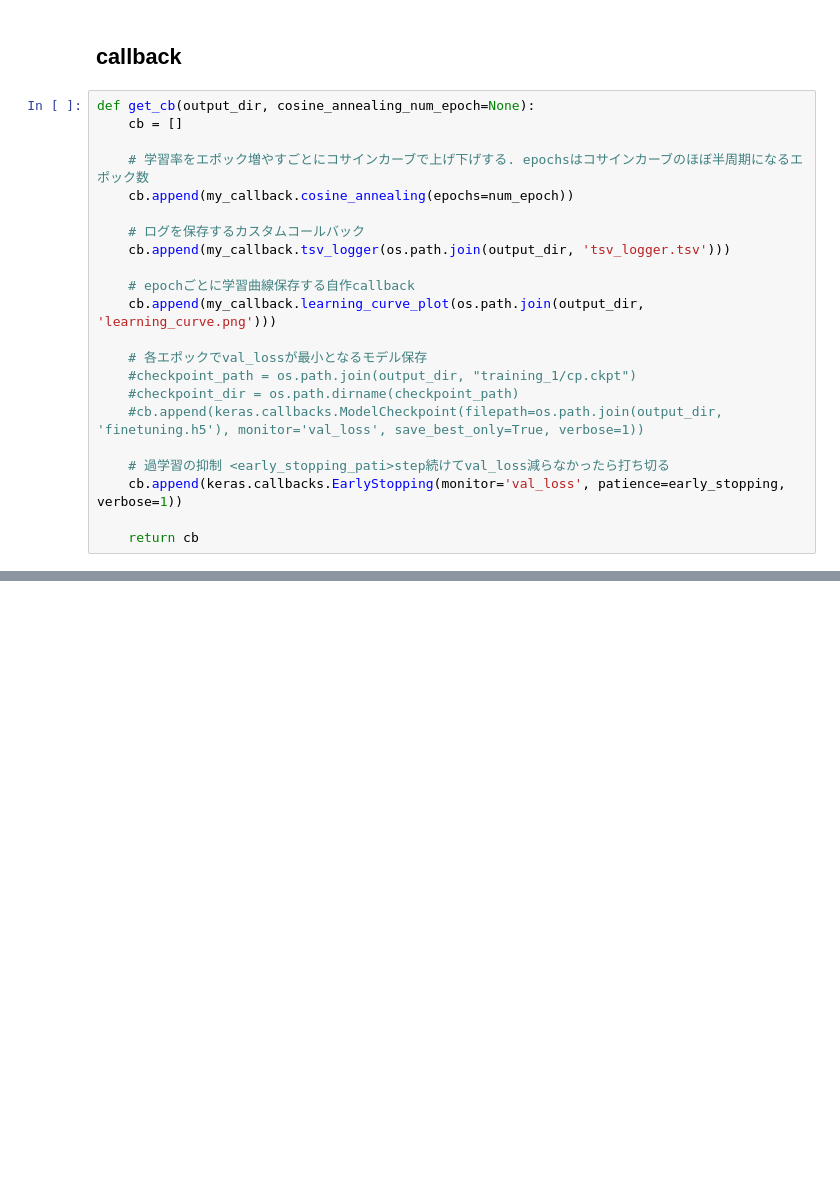
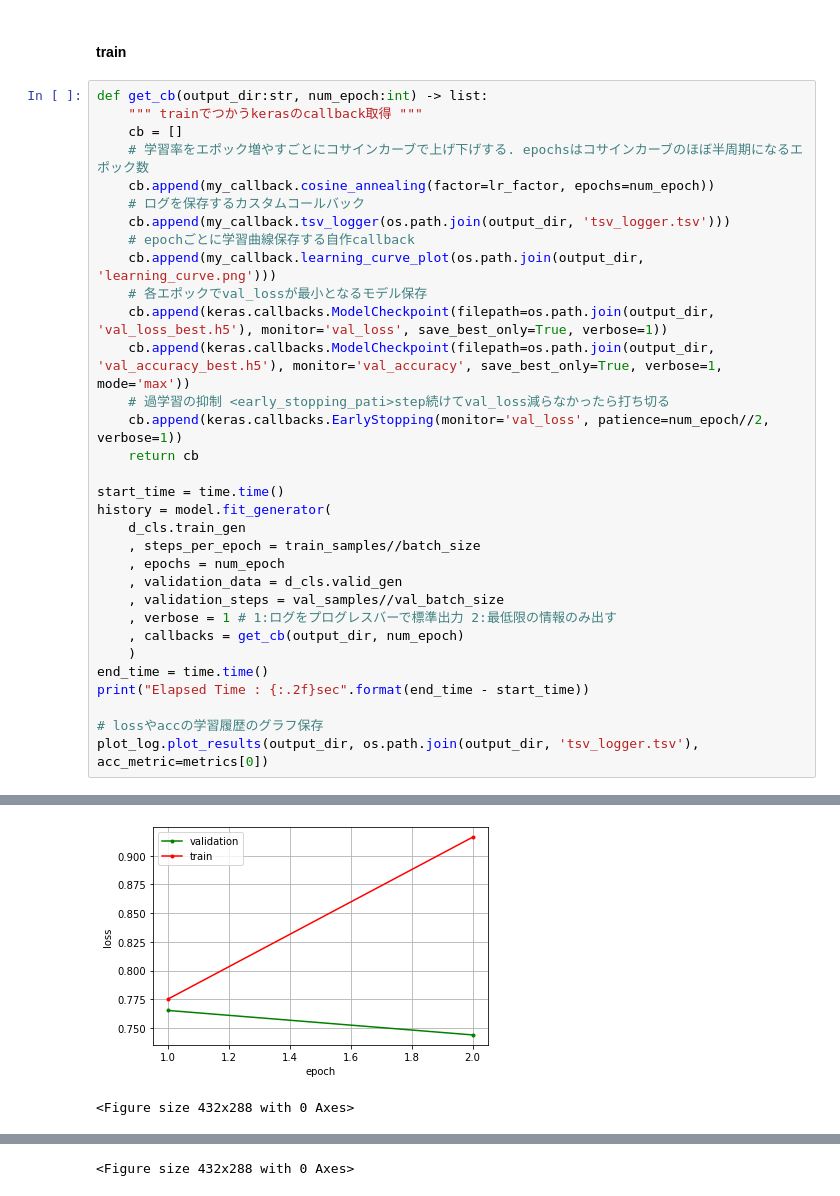
Before and after one commit to emmanuelol/02_keras_py, a Jupyter notebook: experiment/tf_Cats_VS._Dogs_test.ipynb, the cells around one changed output, grey strips where cells are left out. Saved outputs shown, nothing was run; the diff lists cells and outputs as text; blank space fills up the shorter version.

```diff
--- a/experiment/tf_Cats_VS._Dogs_test.ipynb
+++ b/experiment/tf_Cats_VS._Dogs_test.ipynb
@@ -360,24 +337,35 @@ ________________________________________________________________________________
 # %% [markdown]
-## callback
+#### train
 # %%
-def get_cb(output_dir, cosine_annealing_num_epoch=None):
+def get_cb(output_dir:str, num_epoch:int) -> list:
+    """ trainでつかうkerasのcallback取得 """
     cb = []
-
     # 学習率をエポック増やすごとにコサインカーブで上げ下げする. epochsはコサインカーブのほぼ半周期になるエポック数
-    cb.append(my_callback.cosine_annealing(epochs=num_epoch))
-
+    cb.append(my_callback.cosine_annealing(factor=lr_factor, epochs=num_epoch))
     # ログを保存するカスタムコールバック
     cb.append(my_callback.tsv_logger(os.path.join(output_dir, 'tsv_logger.tsv')))
-
     # epochごとに学習曲線保存する自作callback
     cb.append(my_callback.learning_curve_plot(os.path.join(output_dir, 'learning_curve.png')))
+    # 各エポックでval_lossが最小となるモデル保存
+    cb.append(keras.callbacks.ModelCheckpoint(filepath=os.path.join(output_dir, 'val_loss_best.h5'), monitor='val_loss', save_best_only=True, verbose=1))
+    cb.append(keras.callbacks.ModelCheckpoint(filepath=os.path.join(output_dir, 'val_accuracy_best.h5'), monitor='val_accuracy', save_best_only=True, verbose=1, mode='max'))
+    # 過学習の抑制 <early_stopping_pati>step続けてval_loss減らなかったら打ち切る
+    cb.append(keras.callbacks.EarlyStopping(monitor='val_loss', patience=num_epoch//2, verbose=1))
+    return cb
 
-    # 各エポックでval_lossが最小となるモデル保存
-    #checkpoint_path = os.path.join(output_dir, "training_1/cp.ckpt")
-    #checkpoint_dir = os.path.dirname(checkpoint_path)
-    #cb.append(keras.callbacks.ModelCheckpoint(filepath=os.path.join(output_dir, 'finetuning.h5'), monitor='val_loss', save_best_only=True, verbose=1))
+start_time = time.time()
+history = model.fit_generator(
+    d_cls.train_gen
+    , steps_per_epoch = train_samples//batch_size
+    , epochs = num_epoch
+    , validation_data = d_cls.valid_gen
+    , validation_steps = val_samples//val_batch_size
+    , verbose = 1 # 1:ログをプログレスバーで標準出力 2:最低限の情報のみ出す
+    , callbacks = get_cb(output_dir, num_epoch)
+    )
+end_time = time.time()
+print("Elapsed Time : {:.2f}sec".format(end_time - start_time))
 
-    # 過学習の抑制 <early_stopping_pati>step続けてval_loss減らなかったら打ち切る
-    cb.append(keras.callbacks.EarlyStopping(monitor='val_loss', patience=early_stopping, verbose=1))
-
-    return cb
+# lossやaccの学習履歴のグラフ保存
+plot_log.plot_results(output_dir, os.path.join(output_dir, 'tsv_logger.tsv'), acc_metric=metrics[0])
+# %% [output]
@@ -383,0 +383,2 @@ def get_cb(output_dir, cosine_annealing_num_epoch=None):
+[figure, added]
+<Figure size 432x288 with 0 Axes>
@@ -384 +387,2 @@ def get_cb(output_dir, cosine_annealing_num_epoch=None):
+<Figure size 432x288 with 0 Axes>
 # %% [markdown]
```
Also changed, not shown: parts of 61 cells of this notebook, 7 other files.
